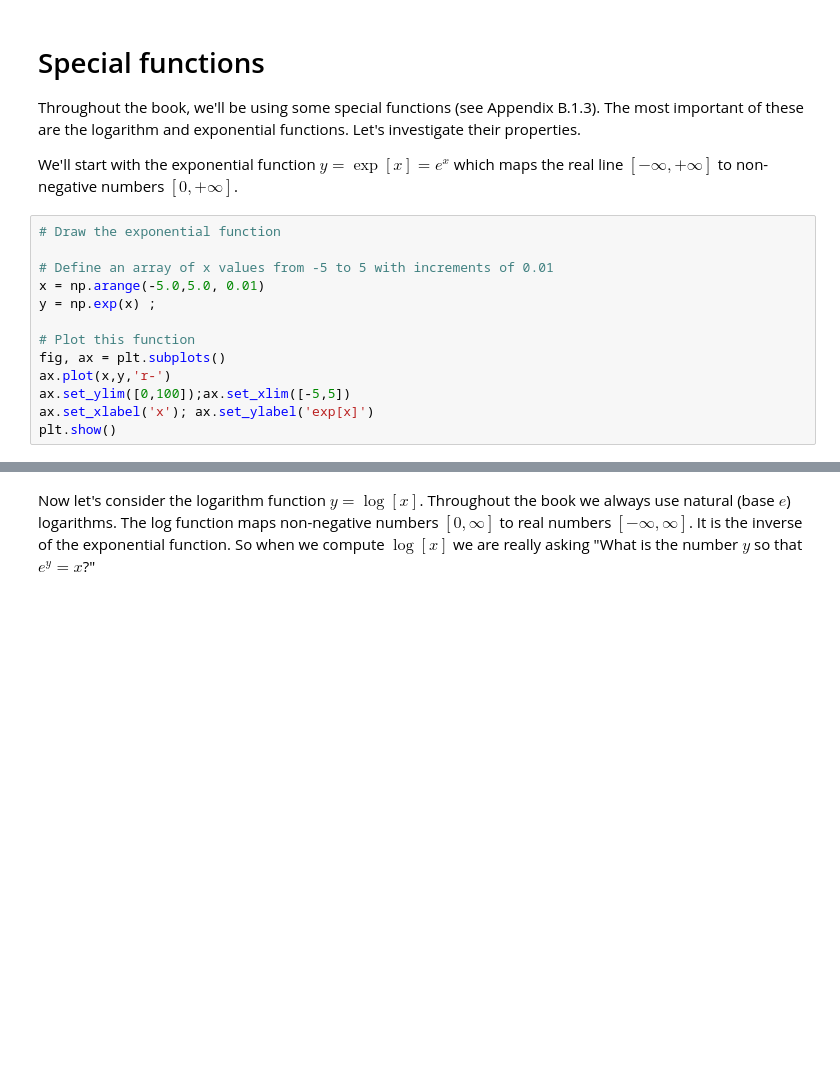
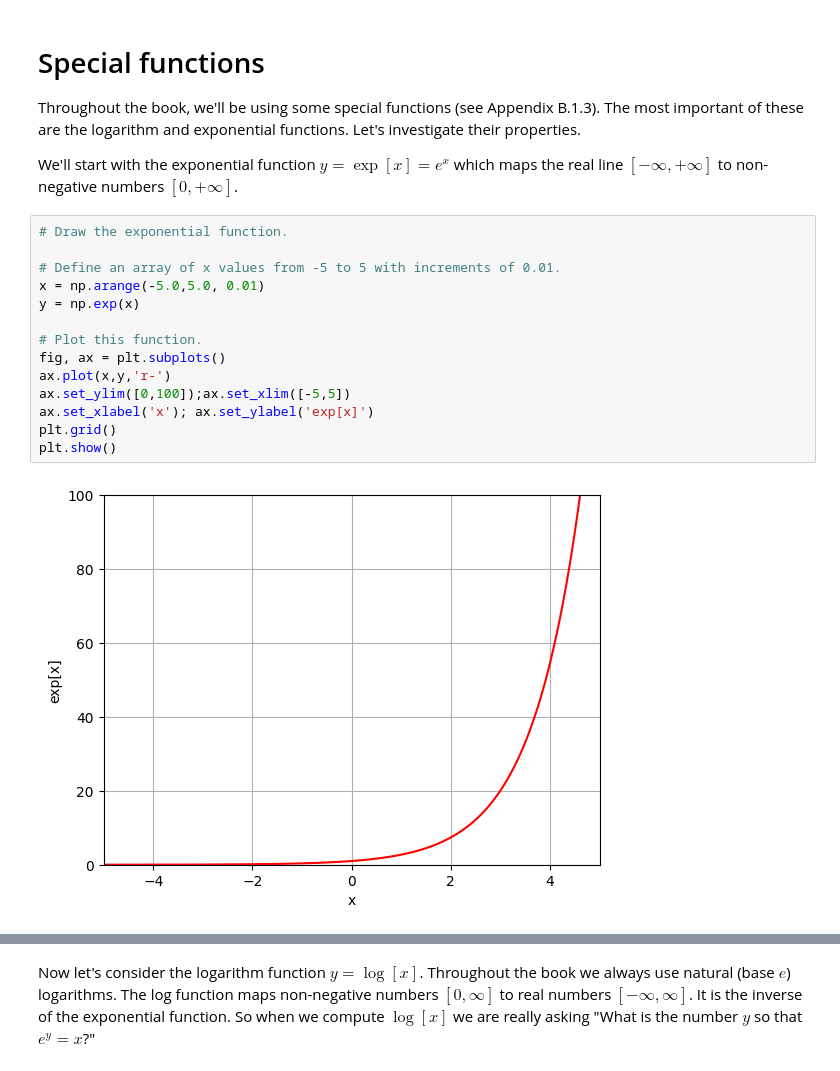
Before and after one commit to YaoXiao-CS/Understanding-Deep-Learning, a Jupyter notebook: Chapter01/1_1_BackgroundMathematics.ipynb, the cells around one changed output, grey strips where cells are left out. Drawn from its saved outputs; the diff is of its cells as text; blank space fills up the shorter version.

```diff
--- a/Chapter01/1_1_BackgroundMathematics.ipynb
+++ b/Chapter01/1_1_BackgroundMathematics.ipynb
@@ -170,15 +306,18 @@ Throughout the book, we'll be using some special functions (see Appendix B.1.3).
 
 We'll start with the exponential function $y=\exp[x]=e^x$ which maps the real line $[-\infty,+\infty]$ to non-negative numbers $[0,+\infty]$.
 # %%
-# Draw the exponential function
+# Draw the exponential function.
 
-# Define an array of x values from -5 to 5 with increments of 0.01
+# Define an array of x values from -5 to 5 with increments of 0.01.
 x = np.arange(-5.0,5.0, 0.01)
-y = np.exp(x) ;
+y = np.exp(x)
 
-# Plot this function
+# Plot this function.
 fig, ax = plt.subplots()
 ax.plot(x,y,'r-')
 ax.set_ylim([0,100]);ax.set_xlim([-5,5])
 ax.set_xlabel('x'); ax.set_ylabel('exp[x]')
+plt.grid()
 plt.show()
+# %% [output]
+[figure, added]
```
Also changed, not shown: parts of 16 cells of this notebook.
